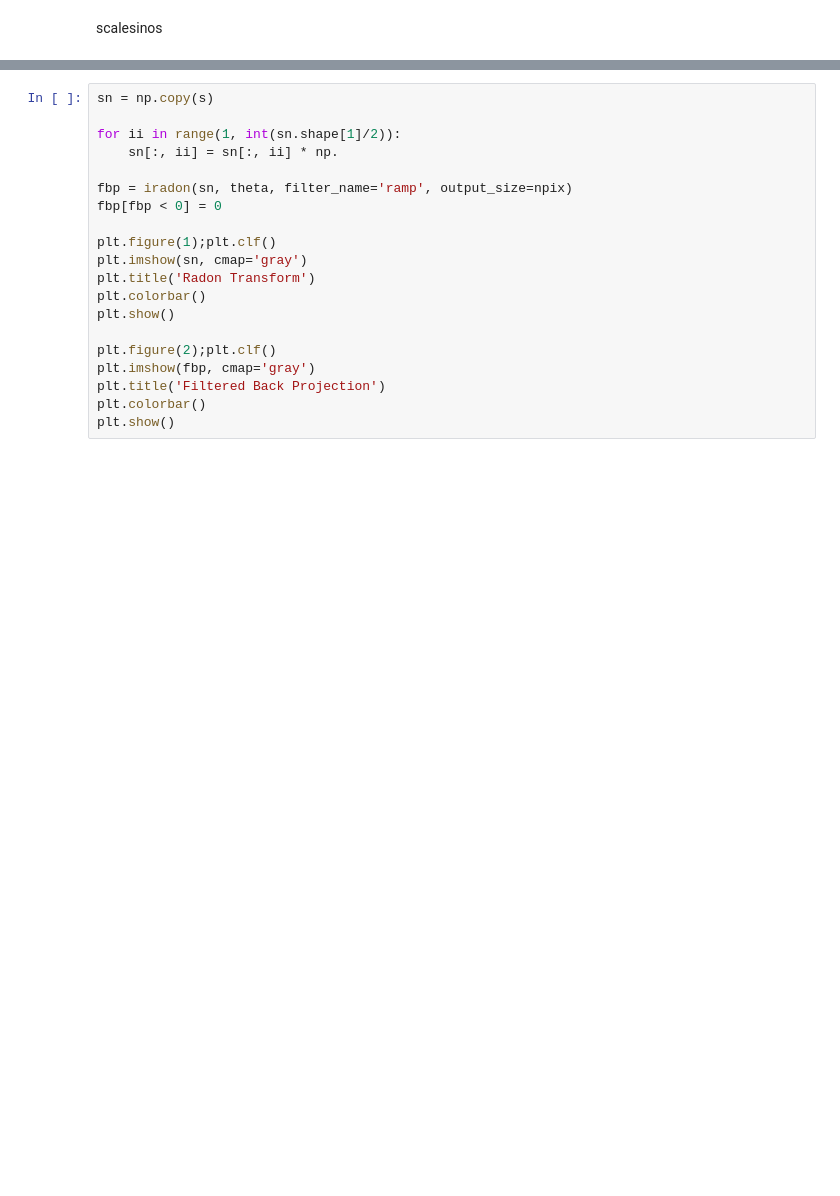
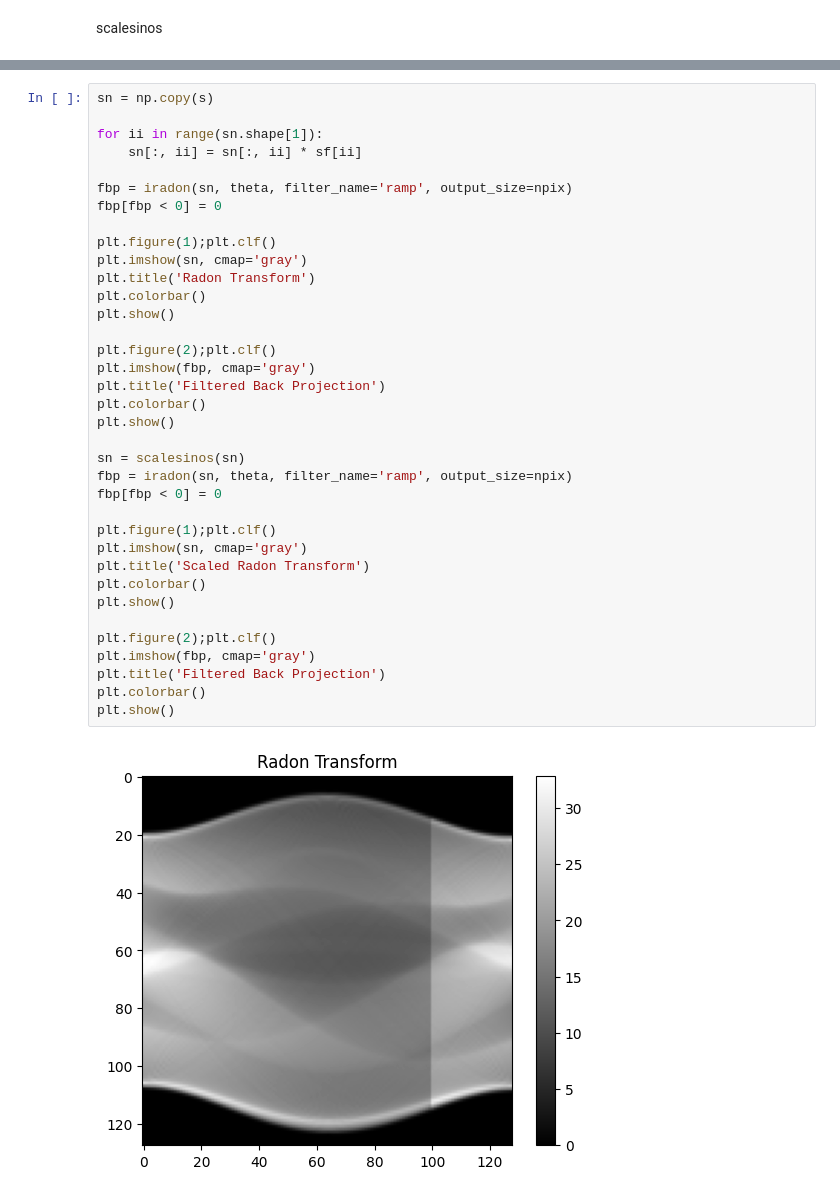
Before and after one commit to antonyvam/nDTomo, a Jupyter notebook: docs/source/notebooks/tutorial_sinogram_handling.ipynb, the cells around one changed output, grey strips where cells are left out. Cells and saved outputs as stored; diff of their text form; blank space fills up the shorter version.

```diff
--- a/docs/source/notebooks/tutorial_sinogram_handling.ipynb
+++ b/docs/source/notebooks/tutorial_sinogram_handling.ipynb
@@ -166,20 +177,38 @@ plt.show()
 # %%
 sn = np.copy(s)
 
-for ii in range(1, int(sn.shape[1]/2)):
-    sn[:, ii] = sn[:, ii] * np.
+for ii in range(sn.shape[1]):
+    sn[:, ii] = sn[:, ii] * sf[ii]
 
 fbp = iradon(sn, theta, filter_name='ramp', output_size=npix)
 fbp[fbp < 0] = 0
 
 plt.figure(1);plt.clf()
 plt.imshow(sn, cmap='gray')
 plt.title('Radon Transform')
 plt.colorbar()
 plt.show()
 
 plt.figure(2);plt.clf()
 plt.imshow(fbp, cmap='gray')
 plt.title('Filtered Back Projection')
 plt.colorbar()
 plt.show()
+
+sn = scalesinos(sn)
+fbp = iradon(sn, theta, filter_name='ramp', output_size=npix)
+fbp[fbp < 0] = 0
+
+plt.figure(1);plt.clf()
+plt.imshow(sn, cmap='gray')
+plt.title('Scaled Radon Transform')
+plt.colorbar()
+plt.show()
+
+plt.figure(2);plt.clf()
+plt.imshow(fbp, cmap='gray')
+plt.title('Filtered Back Projection')
+plt.colorbar()
+plt.show()
+# %% [output]
+[figure, added]
```
Also changed, not shown: parts of 11 cells of this notebook, 1 other file.
